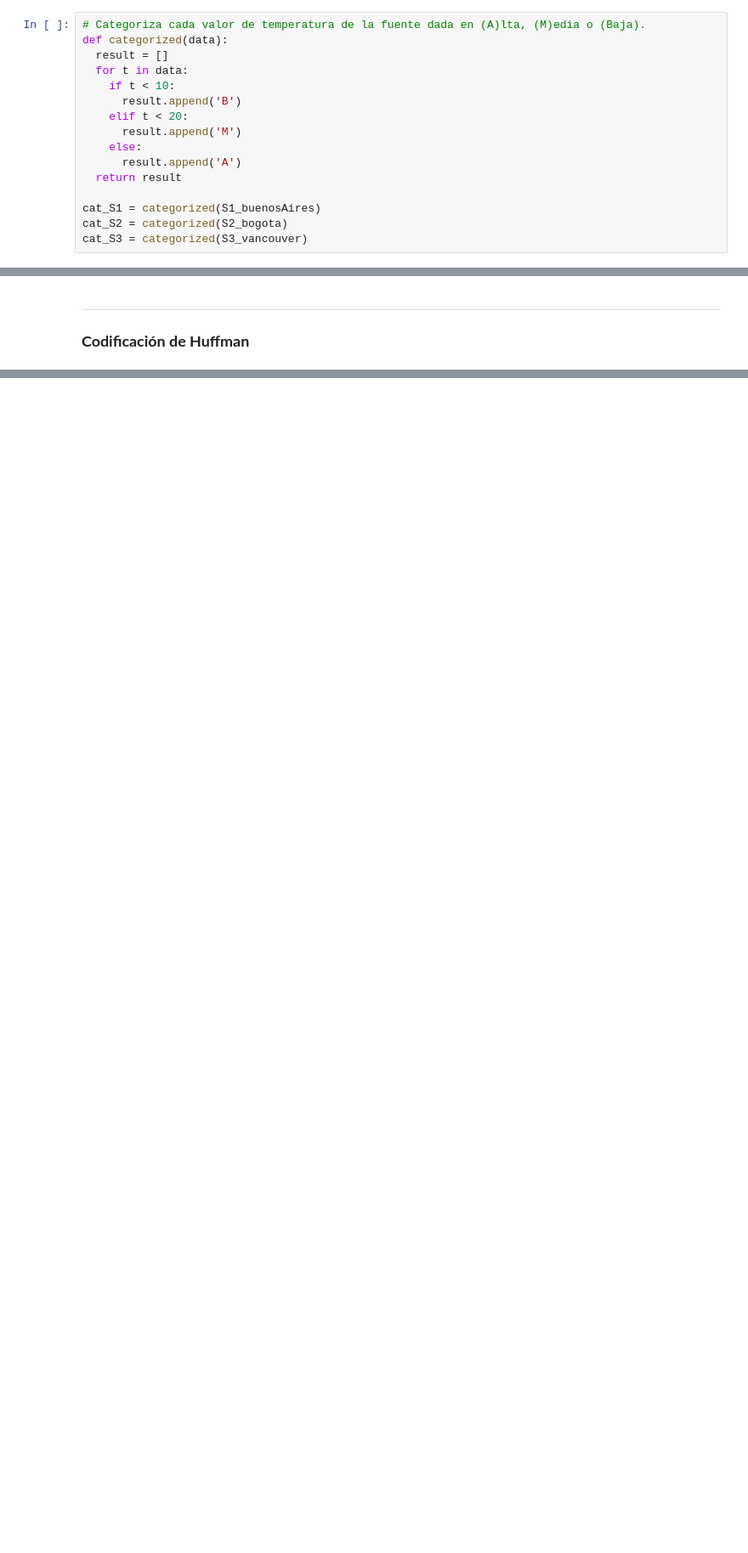
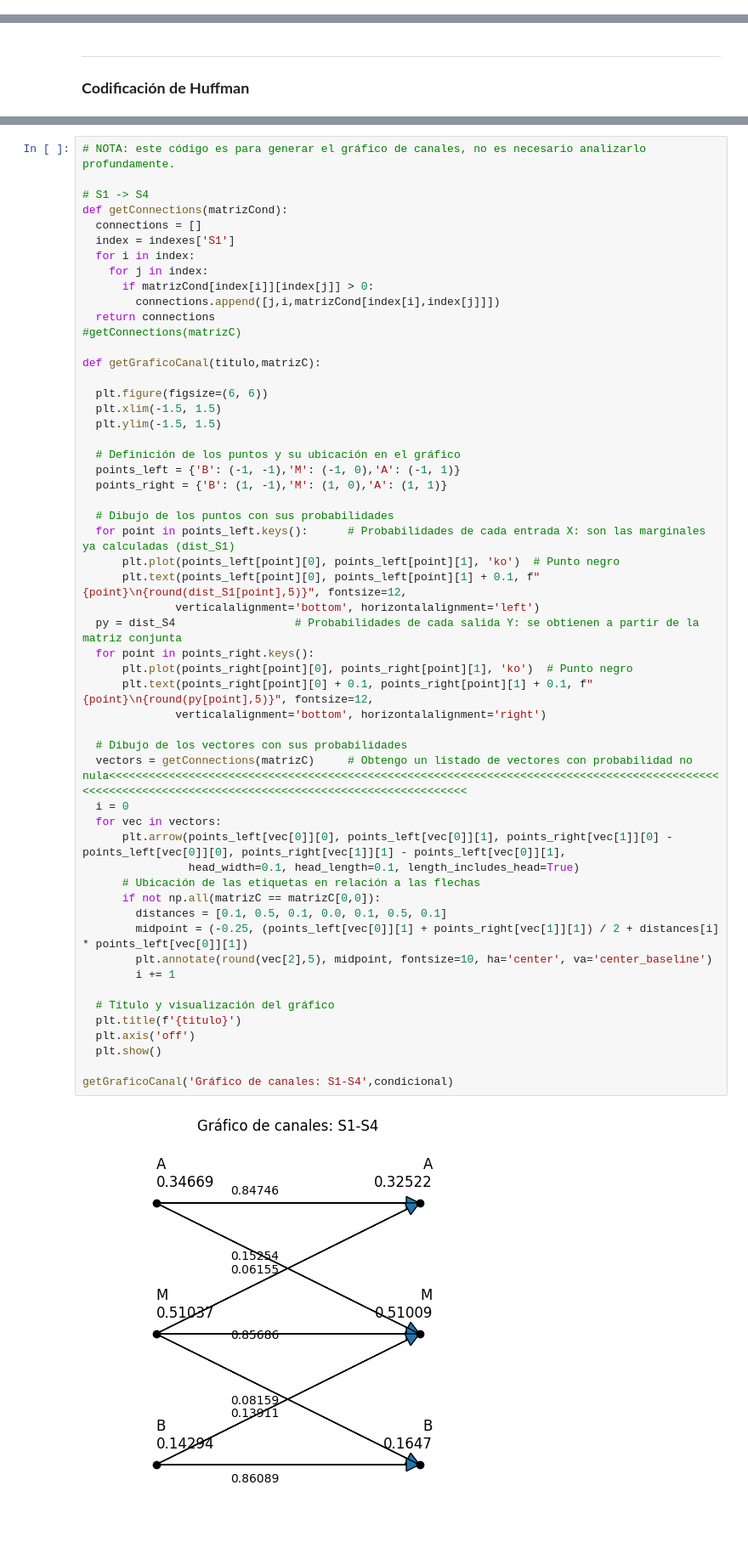
Before and after one commit to equisdel/weather-datasets, a Jupyter notebook: weather_datasets.ipynb, the cells around one changed output, grey strips where cells are left out. Shown: that part at 85% size. Saved outputs shown, nothing was run; the diff lists cells and outputs as text; blank space fills up the shorter version.

```diff
--- a/weather_datasets.ipynb
+++ b/weather_datasets.ipynb
@@ -130,19 +241,3 @@ Modelar cada nueva señal Ti  como una fuente markoviana, obteniendo su matriz d
 # %% [markdown]
 El método de categorización recorre la fuente dada elemento a elemento, categorizando cada valor de temperatura según el criterio dado (Alta, Media, Baja). Retorna una lista equivalente cuyos valores se reducen a un alfabeto de tres símbolos: 'A', 'B', 'M'. \
 Esta simplificación resulta inevitablemente en pérdida de información.
-# %%
-# Categoriza cada valor de temperatura de la fuente dada en (A)lta, (M)edia o (Baja).
-def categorized(data):
-  result = []
-  for t in data:
-    if t < 10:
-      result.append('B')
-    elif t < 20:
-      result.append('M')
-    else:
-      result.append('A')
-  return result
-
-cat_S1 = categorized(S1_buenosAires)
-cat_S2 = categorized(S2_bogota)
-cat_S3 = categorized(S3_vancouver)
@@ -433,0 +717,56 @@ getDistribucionCondicional(matriz_S1)
+# %%
+# NOTA: este código es para generar el gráfico de canales, no es necesario analizarlo profundamente.
+
+# S1 -> S4
+def getConnections(matrizCond):
+  connections = []
+  index = indexes['S1']
+  for i in index:
+    for j in index:
+      if matrizCond[index[i]][index[j]] > 0:
+        connections.append([j,i,matrizCond[index[i],index[j]]])
+  return connections
+#getConnections(matrizC)
+
+def getGraficoCanal(titulo,matrizC):
+
+  plt.figure(figsize=(6, 6))
+  plt.xlim(-1.5, 1.5)
+  plt.ylim(-1.5, 1.5)
+
+  # Definición de los puntos y su ubicación en el gráfico
+  points_left = {'B': (-1, -1),'M': (-1, 0),'A': (-1, 1)}
+  points_right = {'B': (1, -1),'M': (1, 0),'A': (1, 1)}
+
+  # Dibujo de los puntos con sus probabilidades
+  for point in points_left.keys():      # Probabilidades de cada entrada X: son las marginales ya calculadas (dist_S1)
+      plt.plot(points_left[point][0], points_left[point][1], 'ko')  # Punto negro
+      plt.text(points_left[point][0], points_left[point][1] + 0.1, f"{point}\n{round(dist_S1[point],5)}", fontsize=12,
+              verticalalignment='bottom', horizontalalignment='left')
+  py = dist_S4                  # Probabilidades de cada salida Y: se obtienen a partir de la matriz conjunta
+  for point in points_right.keys():
+      plt.plot(points_right[point][0], points_right[point][1], 'ko')  # Punto negro
+      plt.text(points_right[point][0] + 0.1, points_right[point][1] + 0.1, f"{point}\n{round(py[point],5)}", fontsize=12,
+              verticalalignment='bottom', horizontalalignment='right')
+
+  # Dibujo de los vectores con sus probabilidades
+  vectors = getConnections(matrizC)     # Obtengo un listado de vectores con probabilidad no nula<<<<<<<<<<<<<<<<<<<<<<<<<<<<<<<<<<<<<<<<<<<<<<<<<<<<<<<<<<<<<<<<<<<<<<<<<<<<<<<<<<<<<<<<<<<<<<<<<<<<<<<<<<<<<<<<<<<<<<<<<<<<<<<<<<<<<<<<<<<<<<<<<<<<<<
+  i = 0
+  for vec in vectors:
+      plt.arrow(points_left[vec[0]][0], points_left[vec[0]][1], points_right[vec[1]][0] - points_left[vec[0]][0], points_right[vec[1]][1] - points_left[vec[0]][1],
+                head_width=0.1, head_length=0.1, length_includes_head=True)
+      # Ubicación de las etiquetas en relación a las flechas
+      if not np.all(matrizC == matrizC[0,0]):
+        distances = [0.1, 0.5, 0.1, 0.0, 0.1, 0.5, 0.1]
+        midpoint = (-0.25, (points_left[vec[0]][1] + points_right[vec[1]][1]) / 2 + distances[i] * points_left[vec[0]][1])
+        plt.annotate(round(vec[2],5), midpoint, fontsize=10, ha='center', va='center_baseline')
+        i += 1
+
+  # Título y visualización del gráfico
+  plt.title(f'{titulo}')
+  plt.axis('off')
+  plt.show()
+
+getGraficoCanal('Gráfico de canales: S1-S4',condicional)
+# %% [output]
+[figure, added]
```
Also changed, not shown: parts of 47 cells of this notebook.
